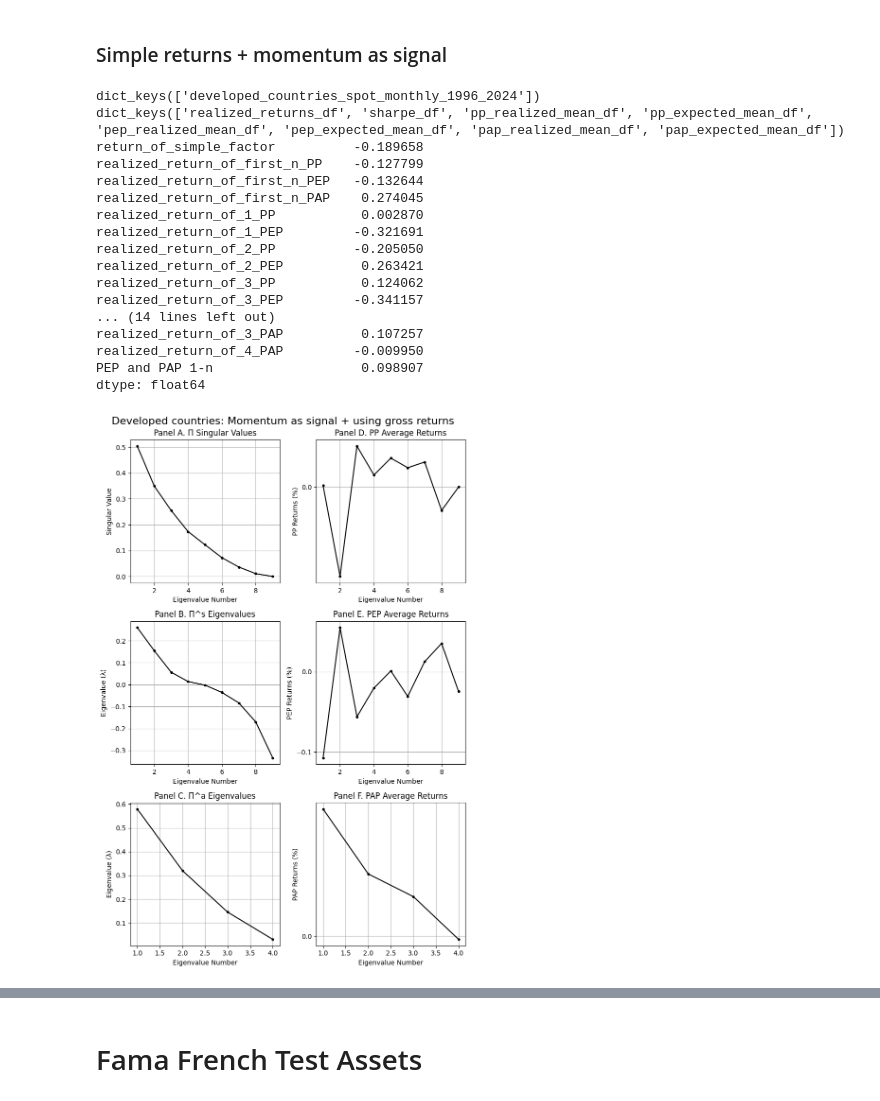
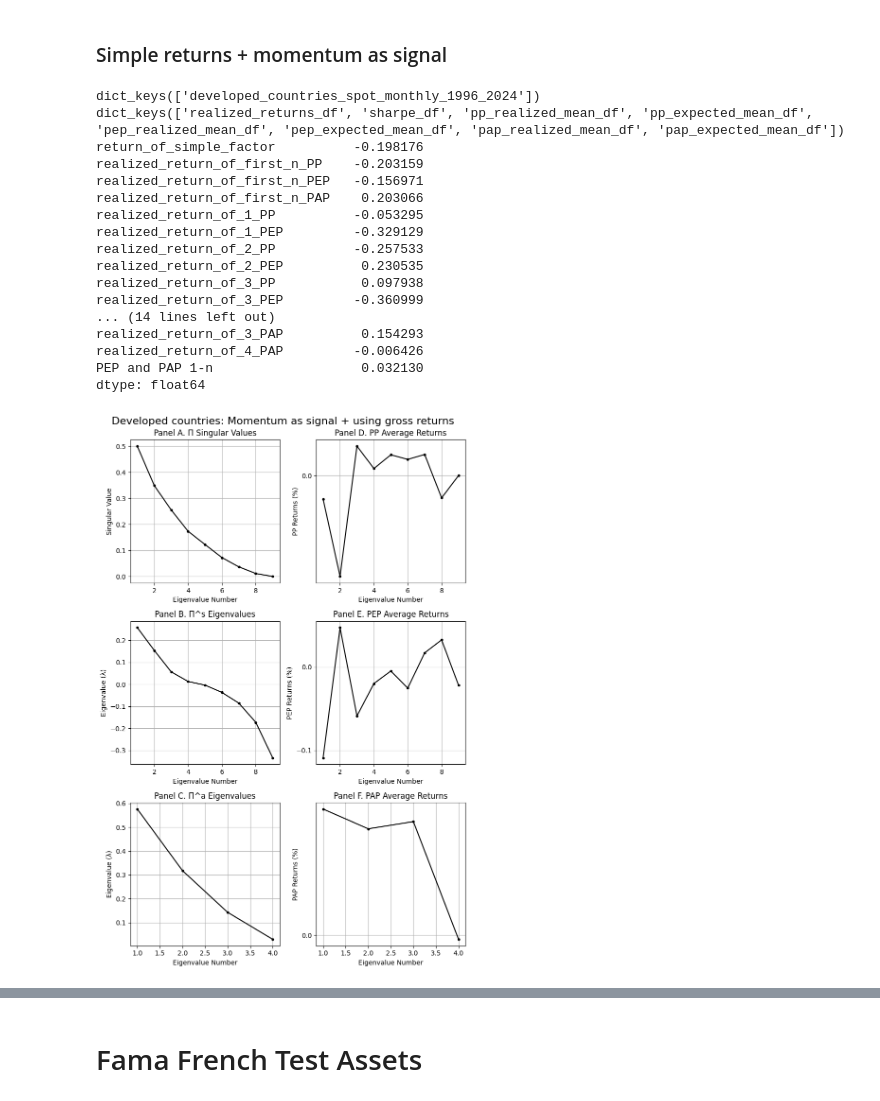
Before and after one commit to aminizadyar/Principal-Portfolios, a Jupyter notebook: PP_monthly_equity_FX.ipynb, the cells around one changed output, grey strips where cells are left out. Saved outputs shown, nothing was run; the diff lists cells and outputs as text; code cells hidden in the pictures.

```diff
--- a/PP_monthly_equity_FX.ipynb
+++ b/PP_monthly_equity_FX.ipynb
@@ -46,7 +46,7 @@ developed_countries_futures_monthly.head(20)
 # %% [markdown]
 ### Simple returns + momentum as signal
 # %%
-starting_year_to_filter = 1996
+starting_year_to_filter = 1995
 end_year_to_filter = 2024
 number_of_lookback_periods = 60
 number_of_PPs_to_consider = 2
@@ -55,45 +55,45 @@ number_of_PAPs_to_consider = 3
 output_dict = {}
 
 developed_countries_simple_return_monthly = pp.calculate_log_FX_excess_returns(developed_countries_spot_monthly,developed_countries_spot_monthly)
 # using past month's momentum as the signal
 signal_df = pp.build_signal_df_for_1month_momentum(developed_countries_simple_return_monthly)
 portfolios_key = dataset_spot.split("/")[1].split(".xlsx")[0]
 output_dict[portfolios_key] = pp.build_PP(developed_countries_simple_return_monthly,signal_df,
                                                                    number_of_lookback_periods,starting_year_to_filter,end_year_to_filter,
                                                                    factor_data_monthly=None, number_of_PPs_to_consider=number_of_PPs_to_consider,
                                                                    number_of_PEPs_to_consider=number_of_PEPs_to_consider,
                                                                    number_of_PAPs_to_consider= number_of_PAPs_to_consider)
 
 # I calculate the results for all datasets. the results are stored in this dictionay.
 print(output_dict.keys())
 '''
 Every value of this dictionary is itself another dictionary.
 For instance the key 'sharpe_df' can be used to access the sharp values of this set of results.
 '''
 print(output_dict[portfolios_key].keys())
 print(output_dict[portfolios_key]["sharpe_df"])
 
 number_of_portfolios = developed_countries_simple_return_monthly.shape[1]
 title = 'Developed countries: Momentum as signal + using gross returns'
 
 pp.singular_values_vs_realized_returns_graph(output_dict, portfolios_key, number_of_portfolios, title)
 # %% [output]
 dict_keys(['developed_countries_spot_monthly_1996_2024'])
 dict_keys(['realized_returns_df', 'sharpe_df', 'pp_realized_mean_df', 'pp_expected_mean_df', 'pep_realized_mean_df', 'pep_expected_mean_df', 'pap_realized_mean_df', 'pap_expected_mean_df'])
-return_of_simple_factor          -0.189658
-realized_return_of_first_n_PP    -0.127799
-realized_return_of_first_n_PEP   -0.132644
-realized_return_of_first_n_PAP    0.274045
-realized_return_of_1_PP           0.002870
-realized_return_of_1_PEP         -0.321691
-realized_return_of_2_PP          -0.205050
-realized_return_of_2_PEP          0.263421
-realized_return_of_3_PP           0.124062
-realized_return_of_3_PEP         -0.341157
+return_of_simple_factor          -0.198176
+realized_return_of_first_n_PP    -0.203159
+realized_return_of_first_n_PEP   -0.156971
+realized_return_of_first_n_PAP    0.203066
+realized_return_of_1_PP          -0.053295
+realized_return_of_1_PEP         -0.329129
+realized_return_of_2_PP          -0.257533
+realized_return_of_2_PEP          0.230535
+realized_return_of_3_PP           0.097938
+realized_return_of_3_PEP         -0.360999
 ... (14 lines left out)
-realized_return_of_3_PAP          0.107257
-realized_return_of_4_PAP         -0.009950
-PEP and PAP 1-n                   0.098907
+realized_return_of_3_PAP          0.154293
+realized_return_of_4_PAP         -0.006426
+PEP and PAP 1-n                   0.032130
 dtype: float64
-[figure, old version]
+[figure, new version]
 # %%
```
Also changed, not shown: parts of 1 cell of this notebook, 1 other file.
